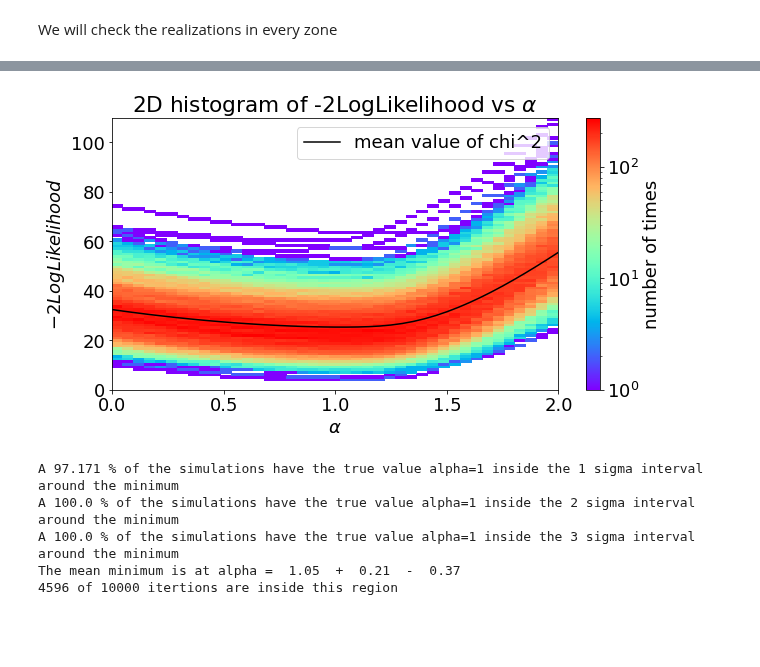
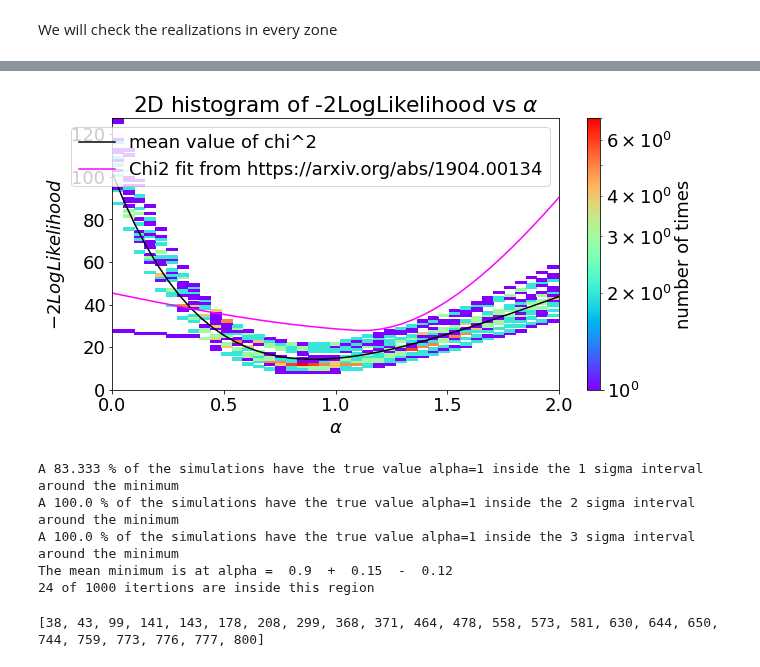
Before and after one commit to R-Grau/EBLpy, a Jupyter notebook: EBL_fit_MC_viewer.ipynb, the cells around one changed output, grey strips where cells are left out. Drawn from its saved outputs; the diff is of its cells as text; code cells hidden in the pictures; blank space fills up the shorter version.

```diff
--- a/EBL_fit_MC_viewer.ipynb
+++ b/EBL_fit_MC_viewer.ipynb
@@ -548,7 +566,7 @@ def extract(ds):
     alphas = ds['alphas'][:]
     return chisqs,alphas
 
-loc = Path('/data/magic/users-ifae/rgrau/EBL-splines/EBL10000_PWL_freeLP_MAGIC_with_0.038_Systematics_4w_startat1')
+loc = Path('/data/magic/users-ifae/rgrau/EBL-splines/EBL10000_LP0.01_LP_MAGIC_with_0.038_Systematics_4w_fix')
 # files = sorted([f for f in loc.glob("EBL*2022050916*.hdf5")]) #PWL_LP starting at alpha = 1 (16 alpha = 1, 11 alpha = 2)
 files = sorted([f for f in loc.glob("EBL*.hdf5")]) #all the others but PWL_LP
 # files = sorted(['/data/magic/users-ifae/rgrau/EBL-splines/EBL50_PWL_MBPWL_5knots/EBL_mult_nit0of50_202205111529.hdf5','/data/magic/users-ifae/rgrau/EBL-splines/EBL50_PWL_MBPWL_5knots/EBL_mult_nit2of50_202205111530.hdf5', '/data/magic/users-ifae/rgrau/EBL-splines/EBL50_PWL_MBPWL_5knots/EBL_mult_nit3of50_202205111529.hdf5'])
@@ -731,12 +749,13 @@ def extract(ds):
     alphas = ds['alphas'][:]
     return chisqs,alphas
 
-loc = Path('/data/magic/users-ifae/rgrau/EBL-splines/EBL10000_LP0.01_freeLP_MAGIC_with_0.038_Systematics_4w_startat1')
+loc = Path('/data/magic/users-ifae/rgrau/EBL-splines/EBL1000_PWL_LP_MAGIC_with_0.038_Systematics_4w_fix_2_test_z043_strat2')
 # files = sorted([f for f in loc.glob("EBL*2022050916*.hdf5")]) #PWL_LP starting at alpha = 1 (16 alpha = 1, 11 alpha = 2)
 files = sorted([f for f in loc.glob("EBL*.hdf5")]) #all the others but PWL_LP
 # files = sorted(['/data/magic/users-ifae/rgrau/EBL-splines/EBL50_PWL_MBPWL_5knots/EBL_mult_nit0of50_202205111529.hdf5','/data/magic/users-ifae/rgrau/EBL-splines/EBL50_PWL_MBPWL_5knots/EBL_mult_nit2of50_202205111530.hdf5', '/data/magic/users-ifae/rgrau/EBL-splines/EBL50_PWL_MBPWL_5knots/EBL_mult_nit3of50_202205111529.hdf5'])
 chisqs_iter = []
 alphas_iter = []
+file_names = []
 
 with open("EBL_fit_config.yml", "r") as f:
     inp_config = yaml.safe_load(f)
@@ -764,7 +783,7 @@ for name in files:
         chisqs, alphas = extract(fileop)
         chisqs_iter.append(chisqs)
         alphas_iter.append(alphas)
-
+        file_names.append(name)
 minimums = []
 deltaps = []
 deltams = []
@@ -814,18 +833,19 @@ plt.show()
 # %% [markdown]
 We will check the realizations in every zone
 # %%
-maxmin = 1.3
-minmin = 0.6
-maxdeltap = 2.0
+maxmin = 1.5
+minmin = 0.3
+maxdeltap = 1.3
 mindeltap = 0.0
-maxdeltam = 0.45
-mindeltam = 0.275
+maxdeltam = 0.15
+mindeltam = 0.0
 # %%
 newminimums = []
 newdeltaps = []
 newdeltams = []
 newchisqs = []
 newalphas = []
+newindexes = []
 
 
 for i in range(len(chisqs_iter)):
@@ -837,6 +857,7 @@ for i in range(len(chisqs_iter)):
                 newdeltams.append(deltams[i])
                 newchisqs.append(chisqs_iter[i])
                 newalphas.append(alphas_iter[i])
+                newindexes.append(i)
 
 niter = len(chisqs_iter)
 
@@ -881,6 +902,7 @@ fig, ax = plt.subplots()
 ax.plot(np.take_along_axis(newalphas[0], neworder, axis=0), np.take_along_axis(np.mean(newchisqs,0), neworder, axis=0), color = "black", label="mean value of chi^2")
 h = ax.hist2d(newalphas2, newchisqs2, bins=[len(newalphas[0]),100], norm = colors.LogNorm(), cmap = "rainbow", label="histogram of chi^2 values")
 # ax.plot(magicalphas, magichis, color = "grey", label= "Chi2 fit from https://arxiv.org/abs/1904.00134")
+ax.plot(magicalphas, magichis, color = "fuchsia", label= "Chi2 fit from https://arxiv.org/abs/1904.00134")
 ax.set_xlabel(r'$\alpha$')
 ax.set_ylabel(r'$-2LogLikelihood$')
 ax.legend()
@@ -906,36 +928,40 @@ for i in range(len(newchisqs)):
     sigma_2.append(sigma_2_0)
     sigma_3.append(sigma_3_0)
     number = np.where(np.round(newalphas[0], decimals = 2) == 1)
     if number in sigma_1_0[0]: #this number is the position of the alpha=1 inside the alhpas array
         s1 += 1
     if number in sigma_2_0[0]:
         s2 += 1
     if number in sigma_3_0[0]:
         s3 += 1
 # print(sigma_1)
 # print(sigma_2)
 # print(sigma_3)
 print("A {sig} % of the simulations have the true value alpha=1 inside the 1 sigma interval around the minimum".format( sig = np.round(s1 / (niter) * 100, decimals = 3)))
 print("A {sig} % of the simulations have the true value alpha=1 inside the 2 sigma interval around the minimum".format( sig = np.round(s2 / (niter) * 100, decimals = 3)))
 print("A {sig} % of the simulations have the true value alpha=1 inside the 3 sigma interval around the minimum".format( sig = np.round(s3 / (niter) * 100, decimals = 3)))
 # print("The median minimum is at alpha={minimum}".format(minimum = alphas[np.argmin(np.median(chisqs_iter,0))]))
 
 interpx = np.arange(first_bin, last_bin, step/5)
 alphas_reord = np.take_along_axis(newalphas[0], order, axis=0)
 chisqs_reord = np.take_along_axis(np.mean(newchisqs, 0), order, axis=0)
 f1 = interpolate.interp1d(alphas_reord, chisqs_reord, kind='linear')
 chis_new = f1(interpx)
 sigma_inter_1s = np.where(chis_new <= 1 + np.min(chis_new))
 upper_bound_1s = step/5 * np.max(sigma_inter_1s) + first_bin
 lower_bound_1s = step/5 * np.min(sigma_inter_1s) + first_bin
 # print("The 1 sigma upper bound is: ", upper_bound_1s, "and the lower bound is: ", lower_bound_1s)
 print("The mean minimum is at alpha = ", np.round(interpx[np.argmin(chis_new)], decimals = 3), " + ", np.round(upper_bound_1s-interpx[np.argmin(chis_new)], decimals = 4), " - ", np.round(interpx[np.argmin(chis_new)] - lower_bound_1s, decimals = 4))
 # print("Energy migration = ", Energy_migration)
 print("{failed} of {total} itertions are inside this region".format(failed = niter, total = len(files)))
 # %% [output]
-[figure, old version]
+[figure, new version]
-A 97.171 % of the simulations have the true value alpha=1 inside the 1 sigma interval around the minimum
+A 83.333 % of the simulations have the true value alpha=1 inside the 1 sigma interval around the minimum
 A 100.0 % of the simulations have the true value alpha=1 inside the 2 sigma interval around the minimum
 A 100.0 % of the simulations have the true value alpha=1 inside the 3 sigma interval around the minimum
-The mean minimum is at alpha =  1.05  +  0.21  -  0.37
-4596 of 10000 itertions are inside this region
+The mean minimum is at alpha =  0.9  +  0.15  -  0.12
+24 of 1000 itertions are inside this region
+# %%
+print(newindexes)
+# %% [output]
+[38, 43, 99, 141, 143, 178, 208, 299, 368, 371, 464, 478, 558, 573, 581, 630, 644, 650, 744, 759, 773, 776, 777, 800]
```
Also changed, not shown: parts of 19 cells of this notebook, 4 other files.
